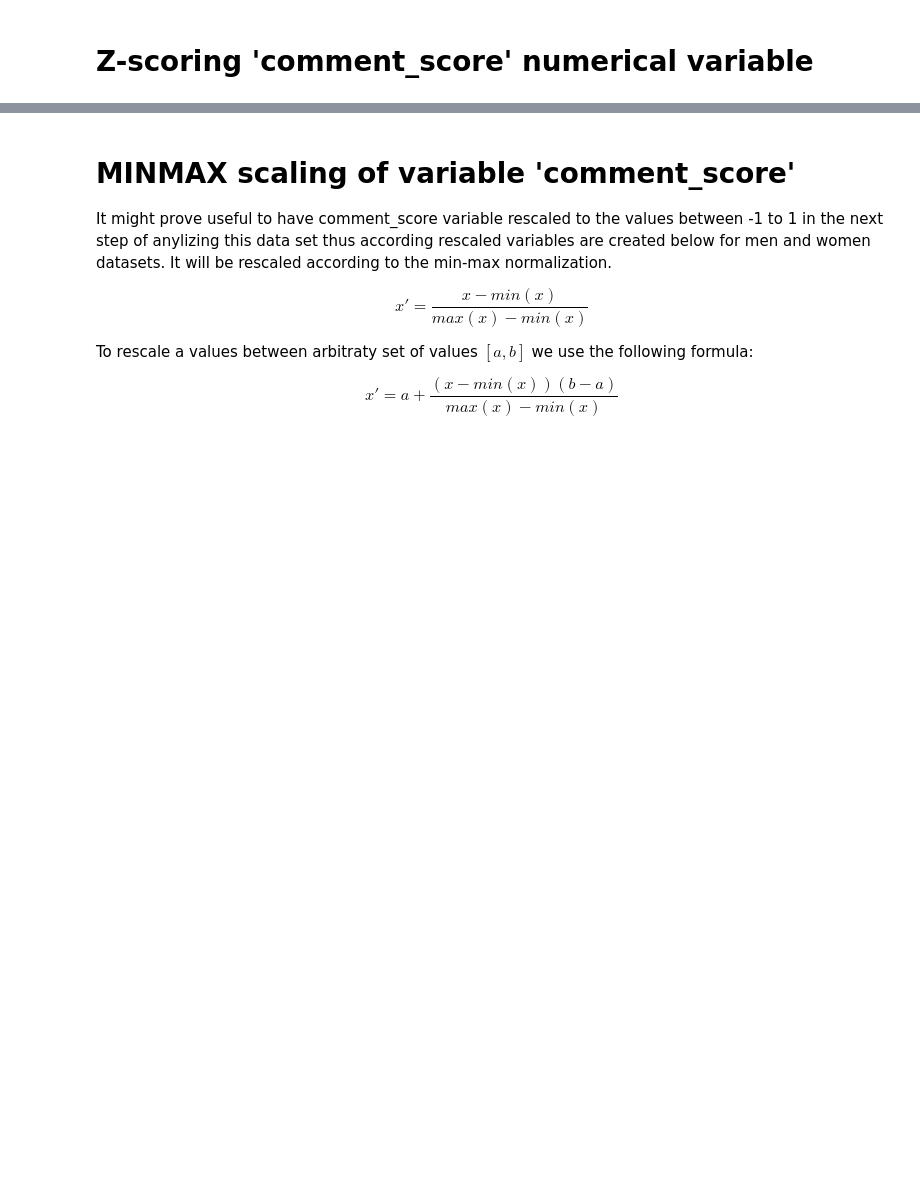
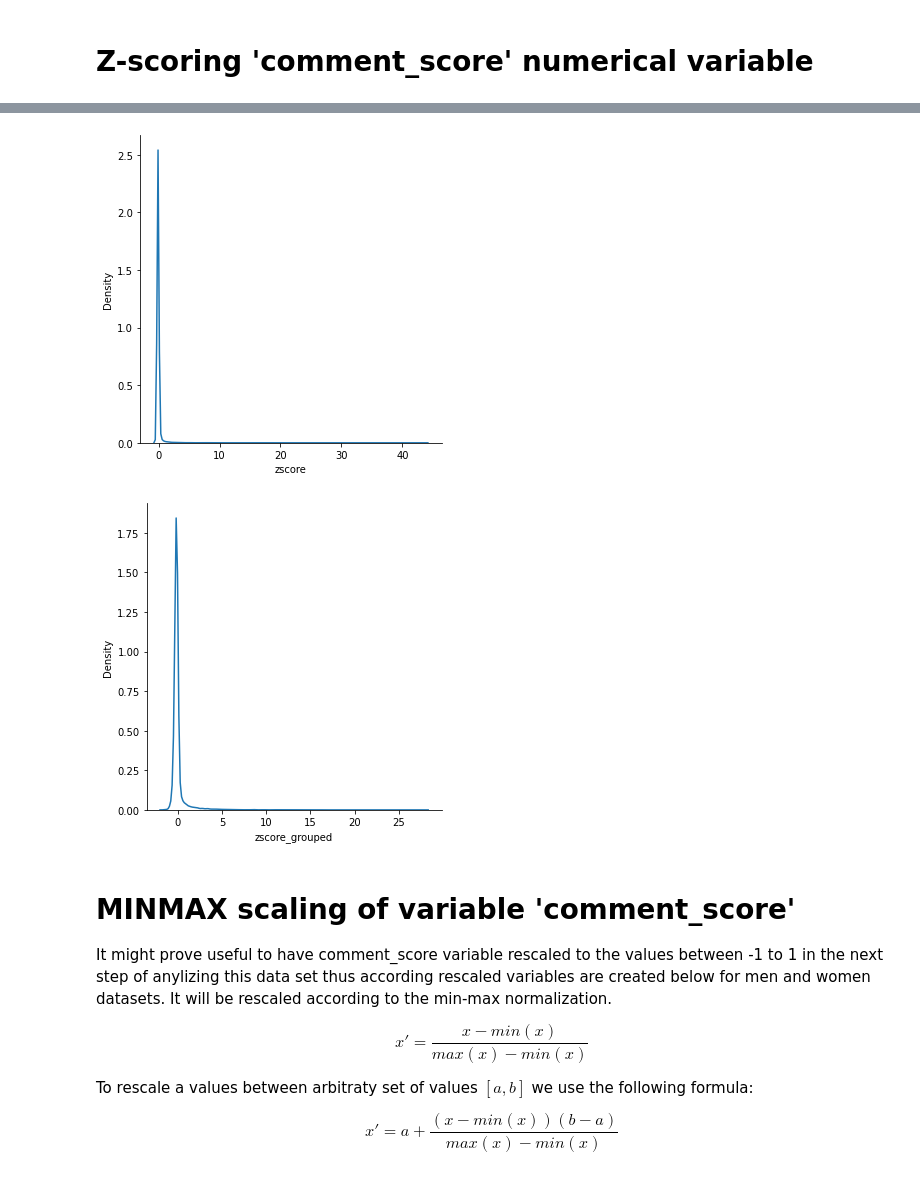
Before and after one commit to kgronek3/TMSMM_Project, a Jupyter notebook: 2_dataset_preparation.ipynb, the cells around one changed output, grey strips where cells are left out. Saved outputs shown, nothing was run; the diff lists cells and outputs as text; code cells hidden in the pictures; blank space fills up the shorter version.

```diff
--- a/2_dataset_preparation.ipynb
+++ b/2_dataset_preparation.ipynb
@@ -371,7 +376,7 @@ women2['cleaned'] = women_com
 women2['cleaned_wo_sw'] = women_stw # comments with stop words removed
 women2['tokenized'] = women_tok
 women2['stemmed'] = women_stm
-women2['tokanized_wo_sw'] = women_tok_stw
+women2['tokenized_wo_sw'] = women_tok_stw
 
 # Adding numerical variables
 women2['comment_score'] = women['comment_score']
@@ -506,14 +512,17 @@ AttributeError: 'DataFrame' object has no attribute 'zscore_men'
 # %%
 # Women
 # Ungrouped
 women2['zscore'] = zscore(women2['comment_score'], ddof = 0)
 
 # Grouped by submission title
 zscore_women_grouped = women2.groupby(['submission_title']).comment_score.transform(lambda x : zscore(x , ddof = 0))
 women2['zscore_grouped'] = zscore_women_grouped # adding zscored comment_score to
 
-sns.displot(data = women2.zscore_women, kind = 'kde');
-sns.displot(data = women2.zscore_women_grouped, kind = 'kde');
+sns.displot(data = women2.zscore, kind = 'kde');
+sns.displot(data = women2.zscore_grouped, kind = 'kde');
+# %% [output]
+[figure, added]
+[figure, added]
 # %% [markdown]
 # MINMAX scaling of variable 'comment_score'
 
```
Also changed, not shown: parts of 13 cells of this notebook.
